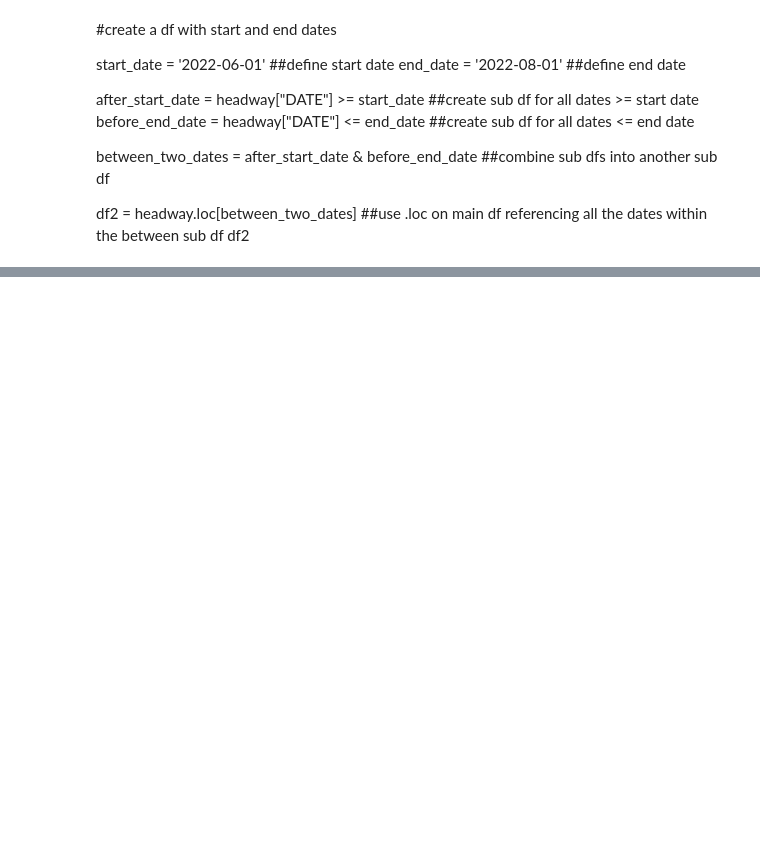
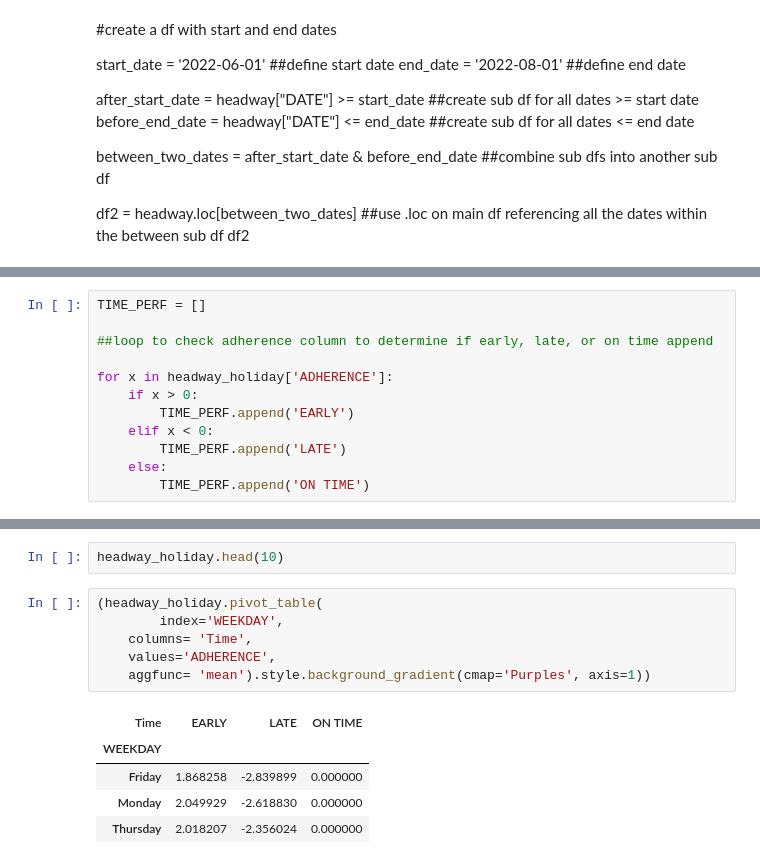
Before and after one commit to NSS-Data-Analytics-Cohort-7/wego-python-bit-my_finger, a Jupyter notebook: notebooks/wego_cleaned_up.ipynb, the cells around one changed output, grey strips where cells are left out. Drawn from its saved outputs; the diff is of its cells as text; blank space fills up the shorter version.

```diff
--- a/notebooks/wego_cleaned_up.ipynb
+++ b/notebooks/wego_cleaned_up.ipynb
@@ -139,0 +285,12 @@ summer.head(10)
+# %%
+TIME_PERF = []
+
+##loop to check adherence column to determine if early, late, or on time append
+
+for x in headway_holiday['ADHERENCE']:
+    if x > 0:
+        TIME_PERF.append('EARLY')
+    elif x < 0:
+        TIME_PERF.append('LATE')
+    else:
+        TIME_PERF.append('ON TIME')
@@ -139,0 +313,14 @@ summer.head(10)
+# %%
+headway_holiday.head(10)
+# %%
+(headway_holiday.pivot_table(
+        index='WEEKDAY',
+    columns= 'Time',
+    values='ADHERENCE',
+    aggfunc= 'mean').style.background_gradient(cmap='Purples', axis=1))
+# %% [output]
+| Time | EARLY | LATE | ON TIME |
+| WEEKDAY |  |  |  |
+| Friday | 1.868258 | -2.839899 | 0.000000 |
+| Monday | 2.049929 | -2.618830 | 0.000000 |
+| Thursday | 2.018207 | -2.356024 | 0.000000 |
```
Also changed, not shown: parts of 18 cells of this notebook.
